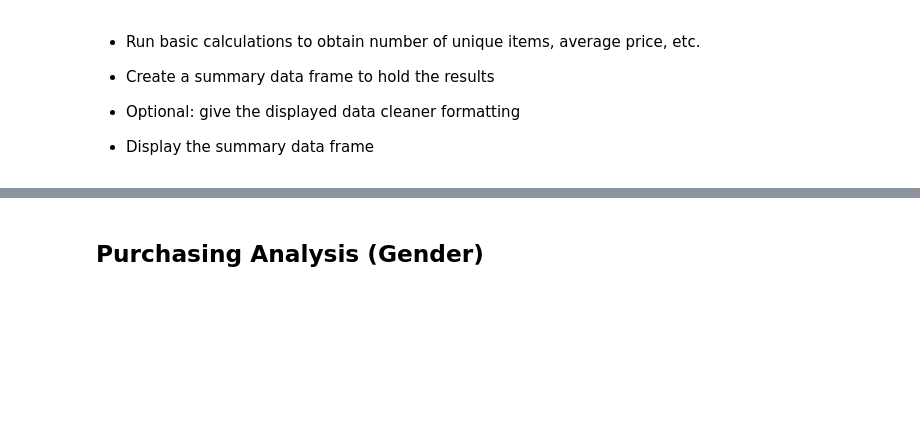
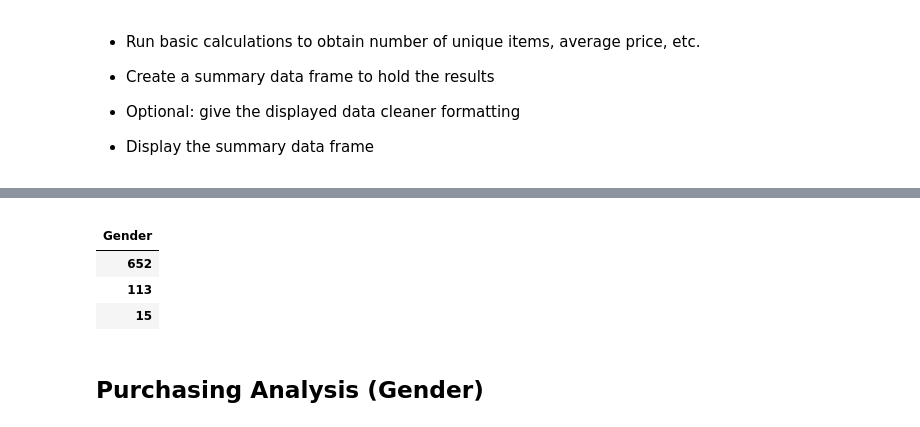
Before and after one commit to AngelCahill/Pandas-Homework, a Jupyter notebook: Heroes of Pymoli/HeroesOfPymoli_starter.ipynb, the cells around one changed output, grey strips where cells are left out. Drawn from its saved outputs; the diff is of its cells as text; code cells hidden in the pictures; blank space fills up the shorter version.

```diff
--- a/Heroes of Pymoli/HeroesOfPymoli_starter.ipynb
+++ b/Heroes of Pymoli/HeroesOfPymoli_starter.ipynb
@@ -134,3 +166,14 @@ purchase_summary
+# %%
+# Gender percentages
+
+df = gender_counts_df.set_index("Gender")
+df.head()
+# %% [output]
+|  |
+| Gender |
+| 652 |
+| 113 |
+| 15 |
 # %% [markdown]
 
 ## Purchasing Analysis (Gender)
```
Also changed, not shown: parts of 7 cells of this notebook.
